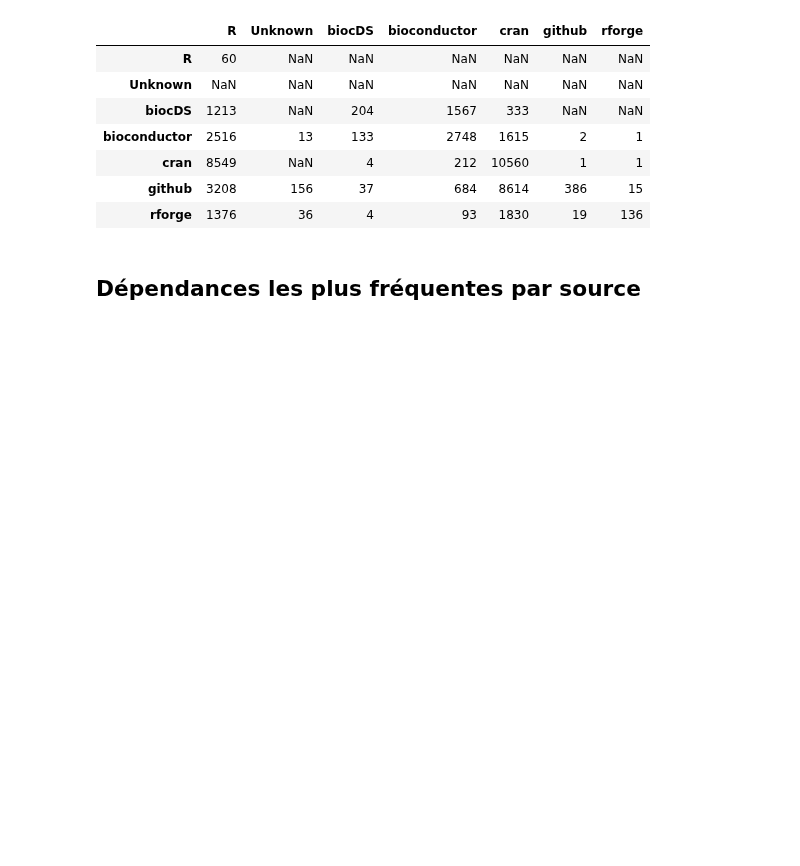
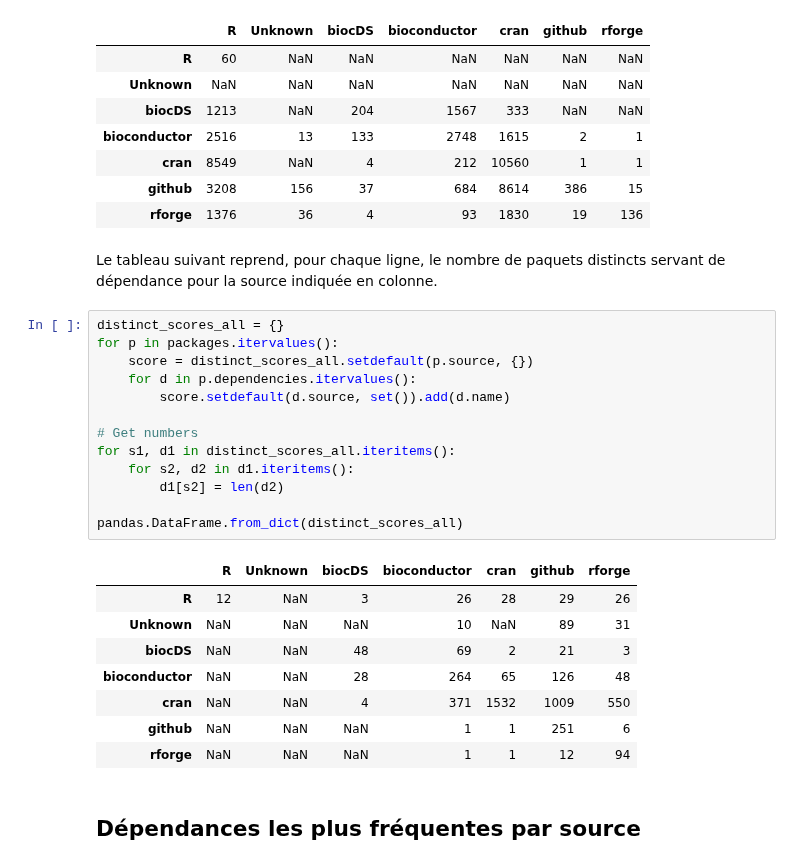
Before and after one commit to maelick/GitHub-API-Helpers, a Jupyter notebook: notebooks/IWSECO - R Package Dependencies.ipynb, the cells around one changed output. Cells and saved outputs as stored; diff of their text form; blank space fills up the shorter version.

```diff
--- a/notebooks/IWSECO - R Package Dependencies.ipynb
+++ b/notebooks/IWSECO - R Package Dependencies.ipynb
@@ -242,6 +242,30 @@ pandas.DataFrame.from_dict(scores_all).T
 | cran | 8549 | NaN | 4 | 212 | 10560 | 1 | 1 |
 | github | 3208 | 156 | 37 | 684 | 8614 | 386 | 15 |
 | rforge | 1376 | 36 | 4 | 93 | 1830 | 19 | 136 |
+# %% [markdown]
+Le tableau suivant reprend, pour chaque ligne, le nombre de paquets distincts servant de dépendance pour la source indiquée en colonne.
+# %%
+distinct_scores_all = {}
+for p in packages.itervalues():
+    score = distinct_scores_all.setdefault(p.source, {})
+    for d in p.dependencies.itervalues():
+        score.setdefault(d.source, set()).add(d.name)
+
+# Get numbers
+for s1, d1 in distinct_scores_all.iteritems():
+    for s2, d2 in d1.iteritems():
+        d1[s2] = len(d2)
+
+pandas.DataFrame.from_dict(distinct_scores_all)
+# %% [output]
+|  | R | Unknown | biocDS | bioconductor | cran | github | rforge |
+| R | 12 | NaN | 3 | 26 | 28 | 29 | 26 |
+| Unknown | NaN | NaN | NaN | 10 | NaN | 89 | 31 |
+| biocDS | NaN | NaN | 48 | 69 | 2 | 21 | 3 |
+| bioconductor | NaN | NaN | 28 | 264 | 65 | 126 | 48 |
+| cran | NaN | NaN | 4 | 371 | 1532 | 1009 | 550 |
+| github | NaN | NaN | NaN | 1 | 1 | 251 | 6 |
+| rforge | NaN | NaN | NaN | 1 | 1 | 12 | 94 |
 # %% [markdown]
 ## Dépendances les plus fréquentes par source
 # %%
```
Also changed, not shown: parts of 3 cells of this notebook, 2 other files.
